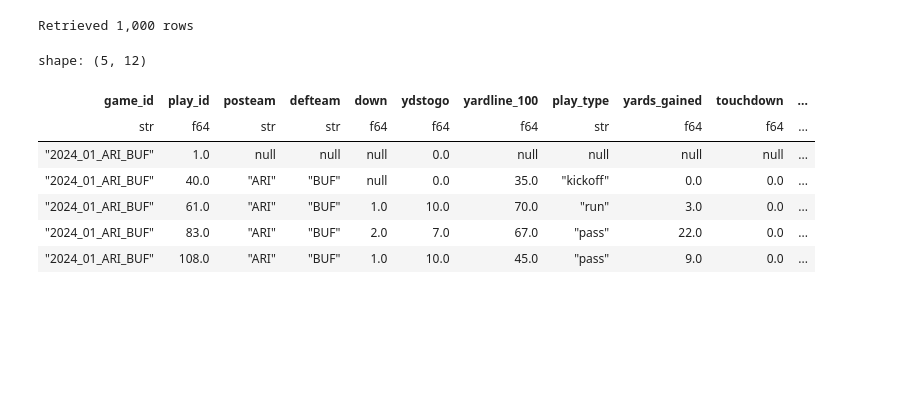
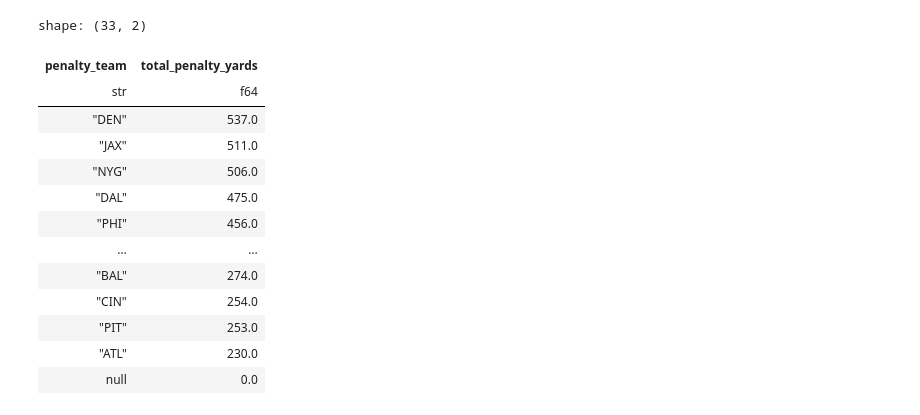
Before and after one commit to kaiasdad01/sports-analytics-hub, a Jupyter notebook: notebooks/exploratory/nfl-data.ipynb, the cells around one changed output. Saved outputs shown, nothing was run; the diff lists cells and outputs as text; code cells hidden in the pictures; blank space fills up the shorter version.

```diff
--- a/notebooks/exploratory/nfl-data.ipynb
+++ b/notebooks/exploratory/nfl-data.ipynb
@@ -18,38 +45,21 @@ client = bigquery.Client(project=PROJECT_ID, credentials=credentials)
-# %%
-query = """
-SELECT
-    game_id,
-    play_id,
-    posteam,
-    defteam,
-    down,
-    ydstogo,
-    yardline_100,
-    play_type,
-    yards_gained,
-    touchdown,
-    epa,
-    wpa
-FROM `sports-analytics-475802.nfl_raw.play_by_play`
-WHERE season = 2024
-LIMIT 1000
-"""
-
-# Execute query and convert to list of dicts, then to Polars
-query_job = client.query(query)
-results = query_job.result()
-rows = [dict(row) for row in results]
-bq_data = pl.DataFrame(rows)
-
-print(f"Retrieved {len(bq_data):,} rows")
-bq_data.head()
-# %% [output]
-Retrieved 1,000 rows
-shape: (5, 12)
-| game_id | play_id | posteam | defteam | down | ydstogo | yardline_100 | play_type | yards_gained | touchdown | ... |
-| str | f64 | str | str | f64 | f64 | f64 | str | f64 | f64 | ... |
-| "2024_01_ARI_BUF" | 1.0 | null | null | null | 0.0 | null | null | null | null | ... |
-| "2024_01_ARI_BUF" | 40.0 | "ARI" | "BUF" | null | 0.0 | 35.0 | "kickoff" | 0.0 | 0.0 | ... |
-| "2024_01_ARI_BUF" | 61.0 | "ARI" | "BUF" | 1.0 | 10.0 | 70.0 | "run" | 3.0 | 0.0 | ... |
-| "2024_01_ARI_BUF" | 83.0 | "ARI" | "BUF" | 2.0 | 7.0 | 67.0 | "pass" | 22.0 | 0.0 | ... |
-| "2024_01_ARI_BUF" | 108.0 | "ARI" | "BUF" | 1.0 | 10.0 | 45.0 | "pass" | 9.0 | 0.0 | ... |
+# %%
+penalty_summary = data.group_by('penalty_team').agg([
+    pl.col('penalty_yards').sum().alias('total_penalty_yards')
+]).sort('total_penalty_yards', descending=True)
+
+penalty_summary
+# %% [output]
+shape: (33, 2)
+| penalty_team | total_penalty_yards |
+| str | f64 |
+| "DEN" | 537.0 |
+| "JAX" | 511.0 |
+| "NYG" | 506.0 |
+| "DAL" | 475.0 |
+| "PHI" | 456.0 |
+| … | … |
+| "BAL" | 274.0 |
+| "CIN" | 254.0 |
+| "PIT" | 253.0 |
+| "ATL" | 230.0 |
+| null | 0.0 |
```
Also changed, not shown: parts of 2 cells of this notebook.
